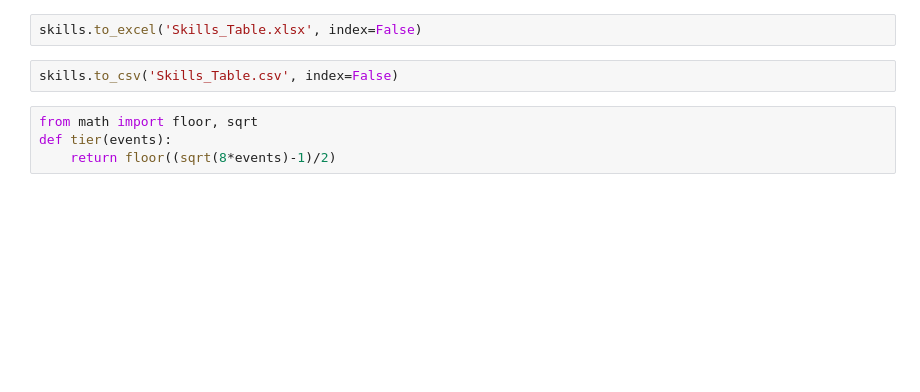
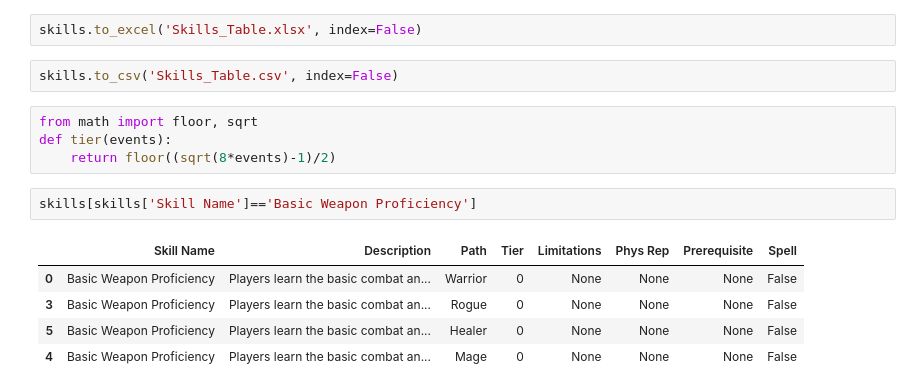
Before and after one commit to ntdens/la-character-sheet, a Jupyter notebook: character_sheet.ipynb, the cells around one changed output. Saved outputs shown, nothing was run; the diff lists cells and outputs as text; blank space fills up the shorter version.

```diff
--- a/character_sheet.ipynb
+++ b/character_sheet.ipynb
@@ -92,3 +113,11 @@ skills.to_csv('Skills_Table.csv', index=False)
 from math import floor, sqrt
 def tier(events):
     return floor((sqrt(8*events)-1)/2)
+# %%
+skills[skills['Skill Name']=='Basic Weapon Proficiency']
+# %% [output]
+|  | Skill Name | Description | Path | Tier | Limitations | Phys Rep | Prerequisite | Spell |
+| 0 | Basic Weapon Proficiency | Players learn the basic combat an... | Warrior | 0 | None | None | None | False |
+| 3 | Basic Weapon Proficiency | Players learn the basic combat an... | Rogue | 0 | None | None | None | False |
+| 5 | Basic Weapon Proficiency | Players learn the basic combat an... | Healer | 0 | None | None | None | False |
+| 4 | Basic Weapon Proficiency | Players learn the basic combat an... | Mage | 0 | None | None | None | False |
```
Also changed, not shown: parts of 3 cells of this notebook, 8 other files.
